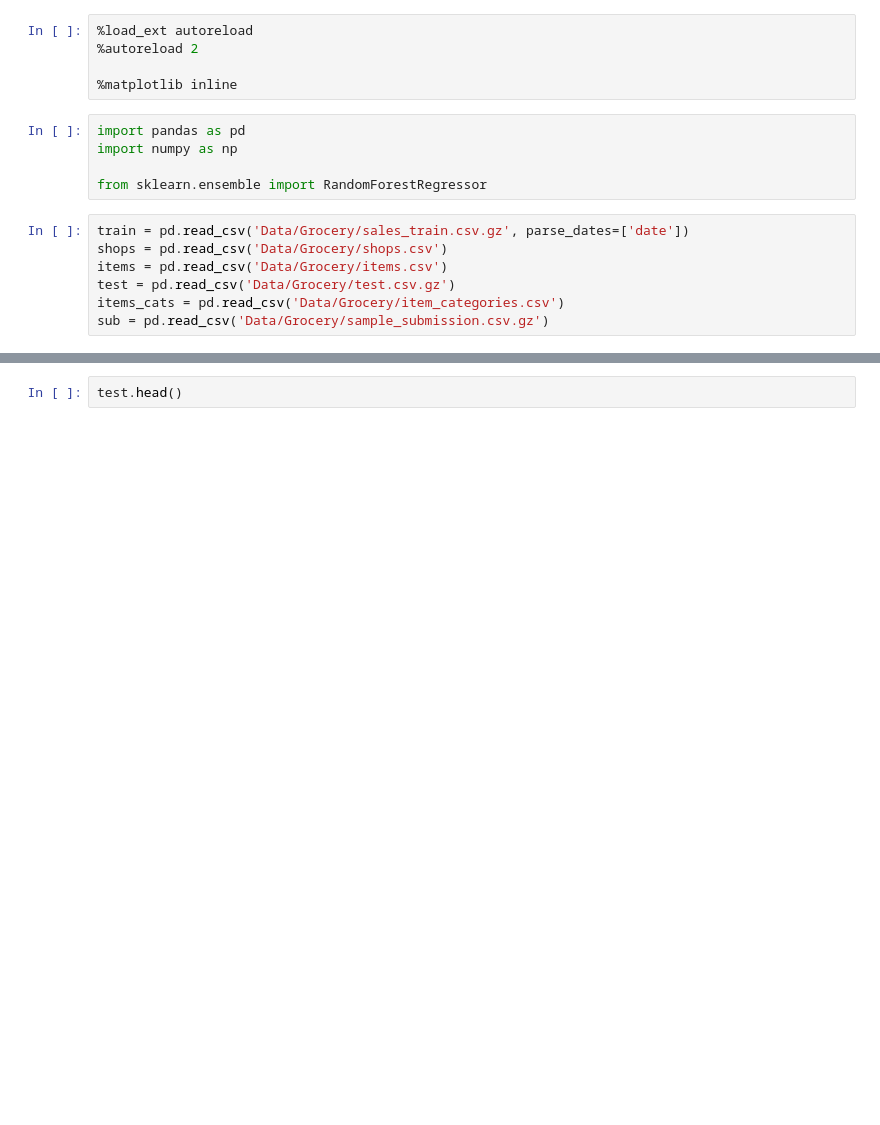
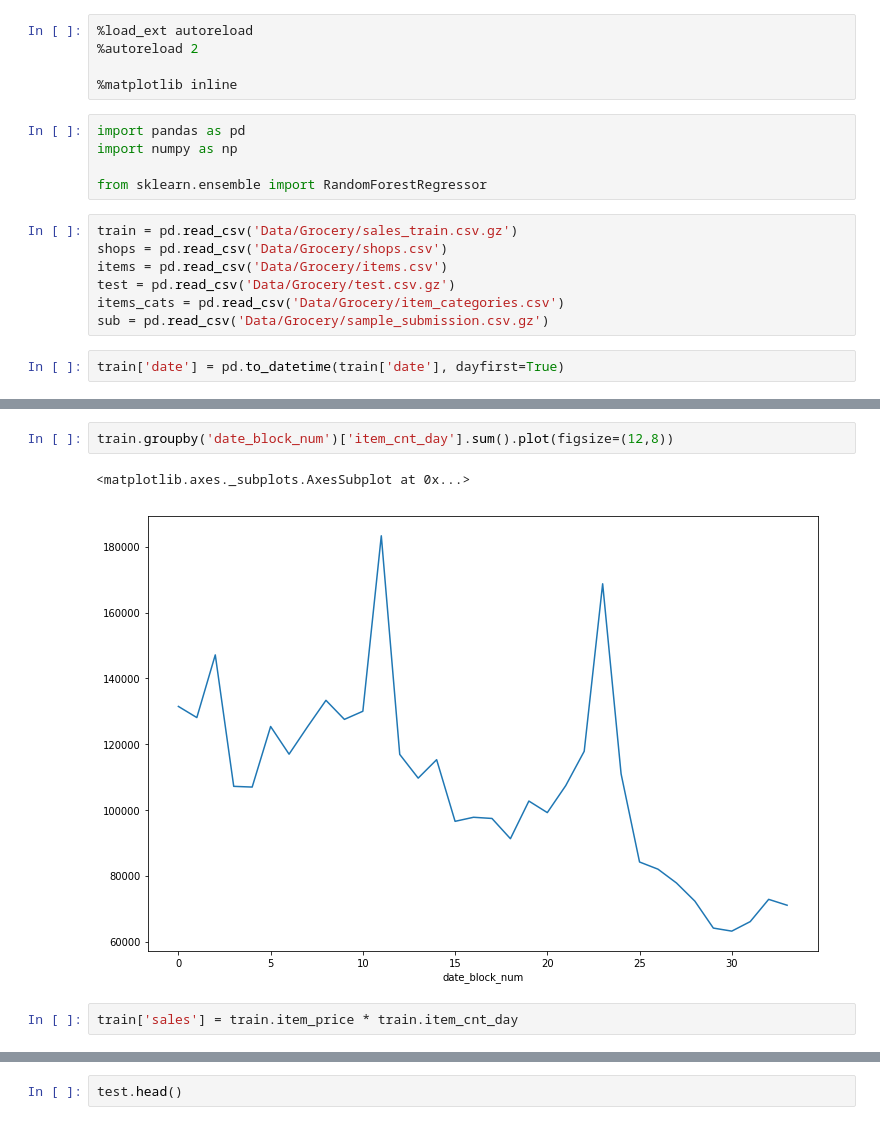
Before and after one commit to waficf/Kaggle_Competitions, a Jupyter notebook: Grocery.ipynb, the cells around one changed output, grey strips where cells are left out. Cells and saved outputs as stored; diff of their text form; blank space fills up the shorter version.

```diff
--- a/Grocery.ipynb
+++ b/Grocery.ipynb
@@ -11,10 +19,12 @@ import numpy as np
 
 from sklearn.ensemble import RandomForestRegressor
 # %%
-train = pd.read_csv('Data/Grocery/sales_train.csv.gz', parse_dates=['date'])
+train = pd.read_csv('Data/Grocery/sales_train.csv.gz')
 shops = pd.read_csv('Data/Grocery/shops.csv')
 items = pd.read_csv('Data/Grocery/items.csv')
 test = pd.read_csv('Data/Grocery/test.csv.gz')
 items_cats = pd.read_csv('Data/Grocery/item_categories.csv')
 sub = pd.read_csv('Data/Grocery/sample_submission.csv.gz')
+# %%
+train['date'] = pd.to_datetime(train['date'], dayfirst=True)
 # %%
@@ -23,0 +49,7 @@ train.shape
+# %%
+train.groupby('date_block_num')['item_cnt_day'].sum().plot(figsize=(12,8))
+# %% [output]
+<matplotlib.axes._subplots.AxesSubplot at 0x...>
+[figure, added]
+# %%
+train['sales'] = train.item_price * train.item_cnt_day
```
Also changed, not shown: parts of 15 cells of this notebook, 1 other file.
